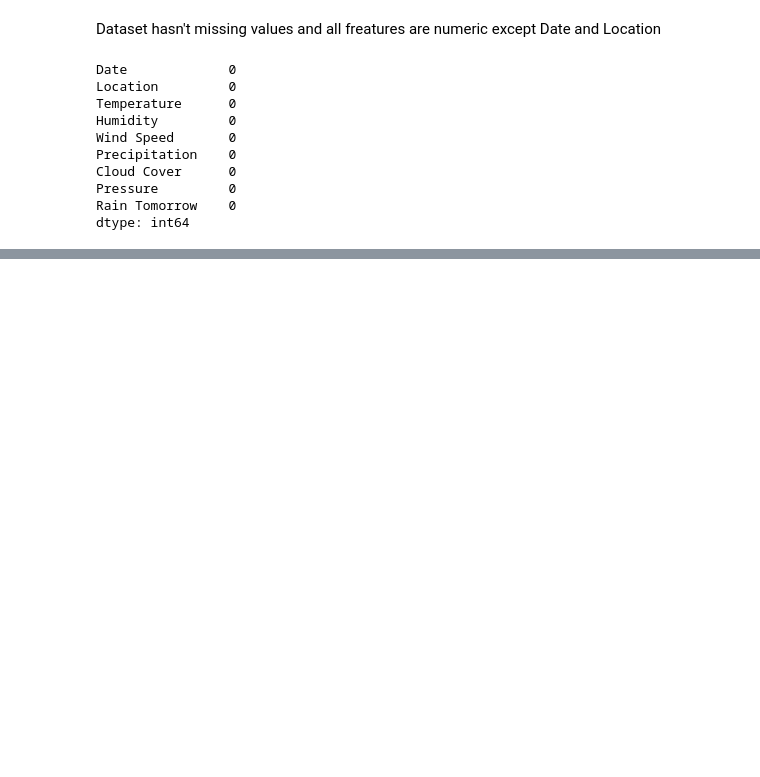
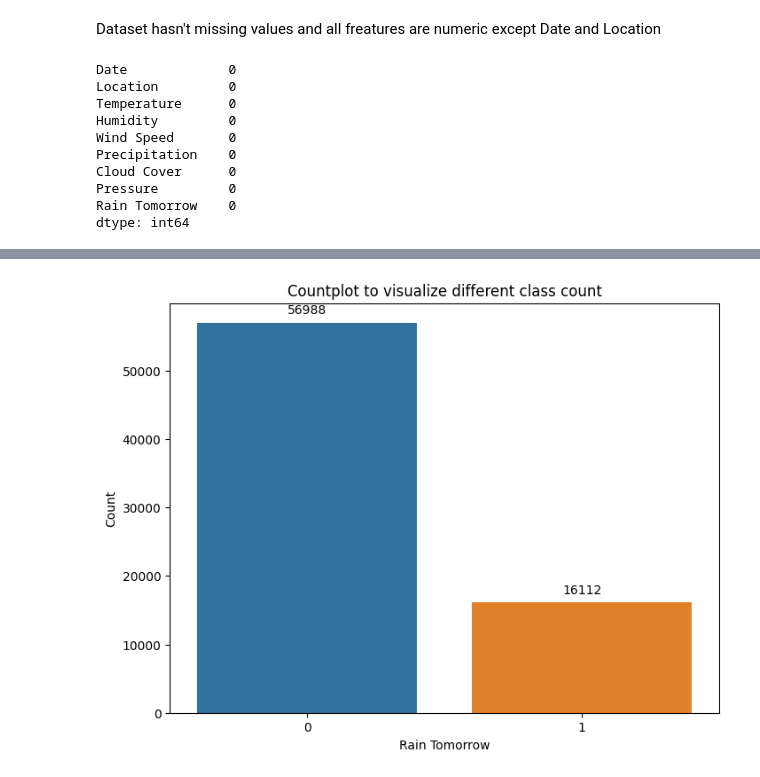
Before and after one commit to AnantVerma-2022/Deep-Learning-NLP-LLM, a Jupyter notebook: rainPrediction.ipynb, the cells around one changed output, grey strips where cells are left out. Saved outputs shown, nothing was run; the diff lists cells and outputs as text; code cells hidden in the pictures; blank space fills up the shorter version.

```diff
--- a/rainPrediction.ipynb
+++ b/rainPrediction.ipynb
@@ -84,0 +187,15 @@ dtype: int64
+# %%
+# Countplot to visualize different class count
+
+plt.figure(figsize = (8,6))
+ax = sns.countplot(x = 'Rain Tomorrow', data = dataset, palette='tab10')
+plt.title("Countplot to visualize different class count")
+plt.xlabel("Rain Tomorrow")
+plt.ylabel("Count")
+
+for container in ax.containers:
+    ax.bar_label(container, padding=5)
+
+plt.show()
+# %% [output]
+[figure, added]
```
Also changed, not shown: parts of 37 cells of this notebook.
